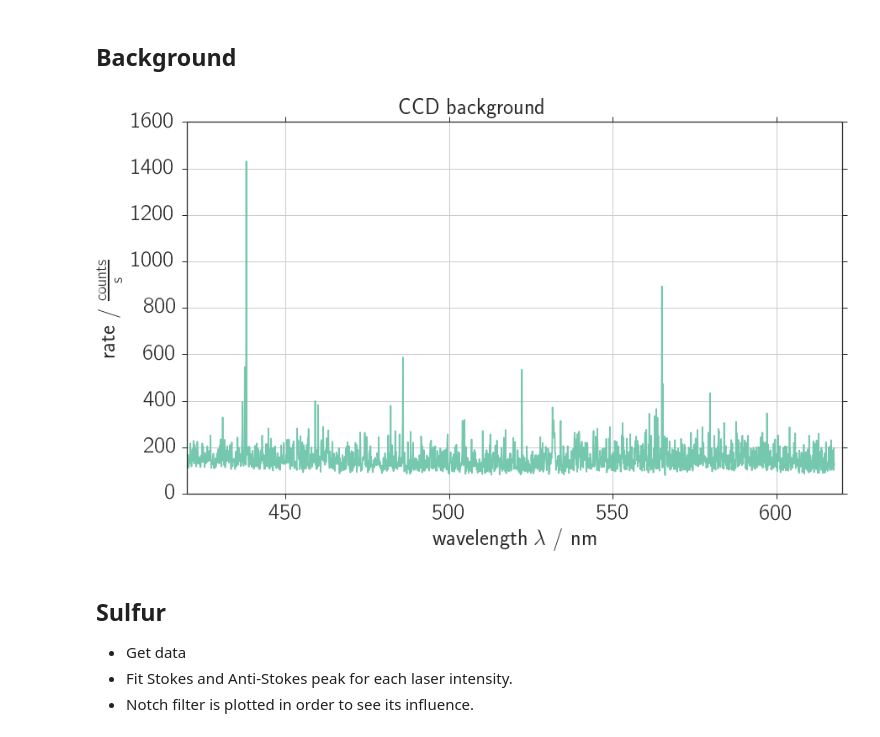
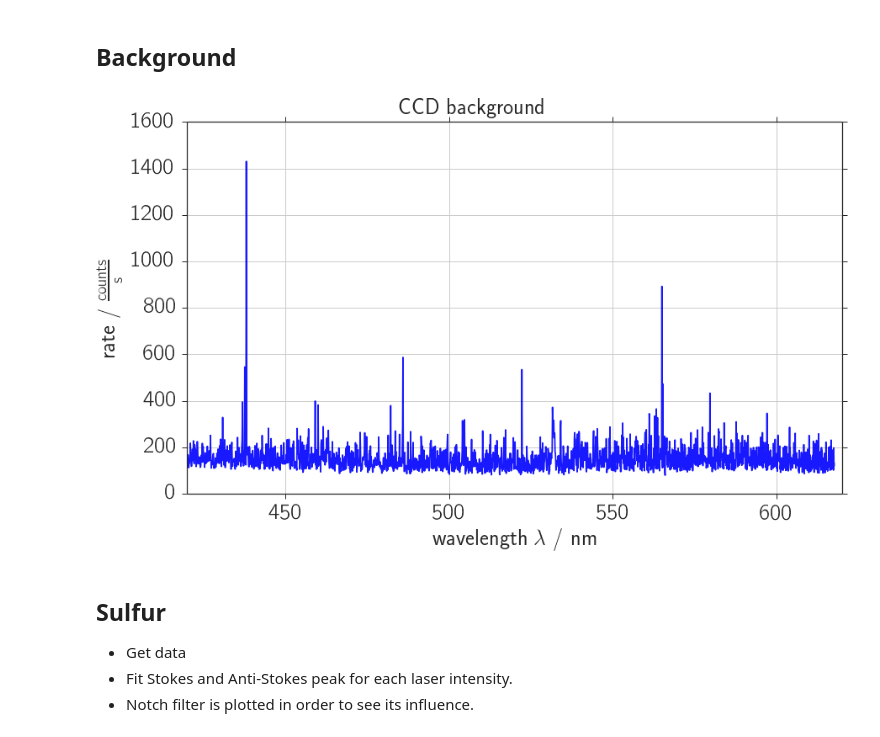
Before and after one commit to Bondzio/fp, a Jupyter notebook: raman/analysis/raman_ccd_temp.ipynb, the cells around one changed output. Cells and saved outputs as stored; diff of their text form; code cells hidden in the pictures.

```diff
--- a/raman/analysis/raman_ccd_temp.ipynb
+++ b/raman/analysis/raman_ccd_temp.ipynb
@@ -144,35 +129,35 @@ filename = "ccd_bg_30_10"
 f = open("data/" + filename + ".txt", encoding='cp1252')
 lines = f.readlines()
 f.close()
 t = np.float(lines[8].split(' ')[2]) * 1e-6 # measured time in sec
 avg = np.float(lines[9].split(' ')[3]) # number of recording to take average from
 
 # Data
 x = np.load("npy/"+filename+"_lamb.npy")
 y = np.load("npy/"+filename+"_count.npy")
 y_e = un.uarray(y, np.maximum(1, np.sqrt(y / avg)))
 
 rate_bg = y / t
 rate_bg_e = y_e / t
 
 # Plotting
 fig, ax = plt.subplots(1,1)
 if not save_fig:
     fig.suptitle('CCD background')
-ax.plot(x, rate_bg, "-", alpha = 0.9)
+ax.plot(x, rate_bg, "-", alpha = 0.9, c=colors[0])
 ax.set_xlim(xlim_global)
 ax.set_xlabel('wavelength $\lambda$ / nm')
 ax.set_ylabel('rate / $\mathrm{\\frac{counts}{s}}$')
 ax.grid(True)
 #ax.legend(loc='best')
 if show_fig:
     fig.show()
 if save_fig:
     file_name = "ccd_background"
     fig.savefig(fig_dir + file_name + ".pdf")
     fig.savefig(fig_dir + file_name + ".png")
 # %% [output]
-[figure, old version]
+[figure, new version]
 # %% [markdown]
 ## Sulfur
 * Get data
```
Also changed, not shown: parts of 2 cells of this notebook, 8 other files.
